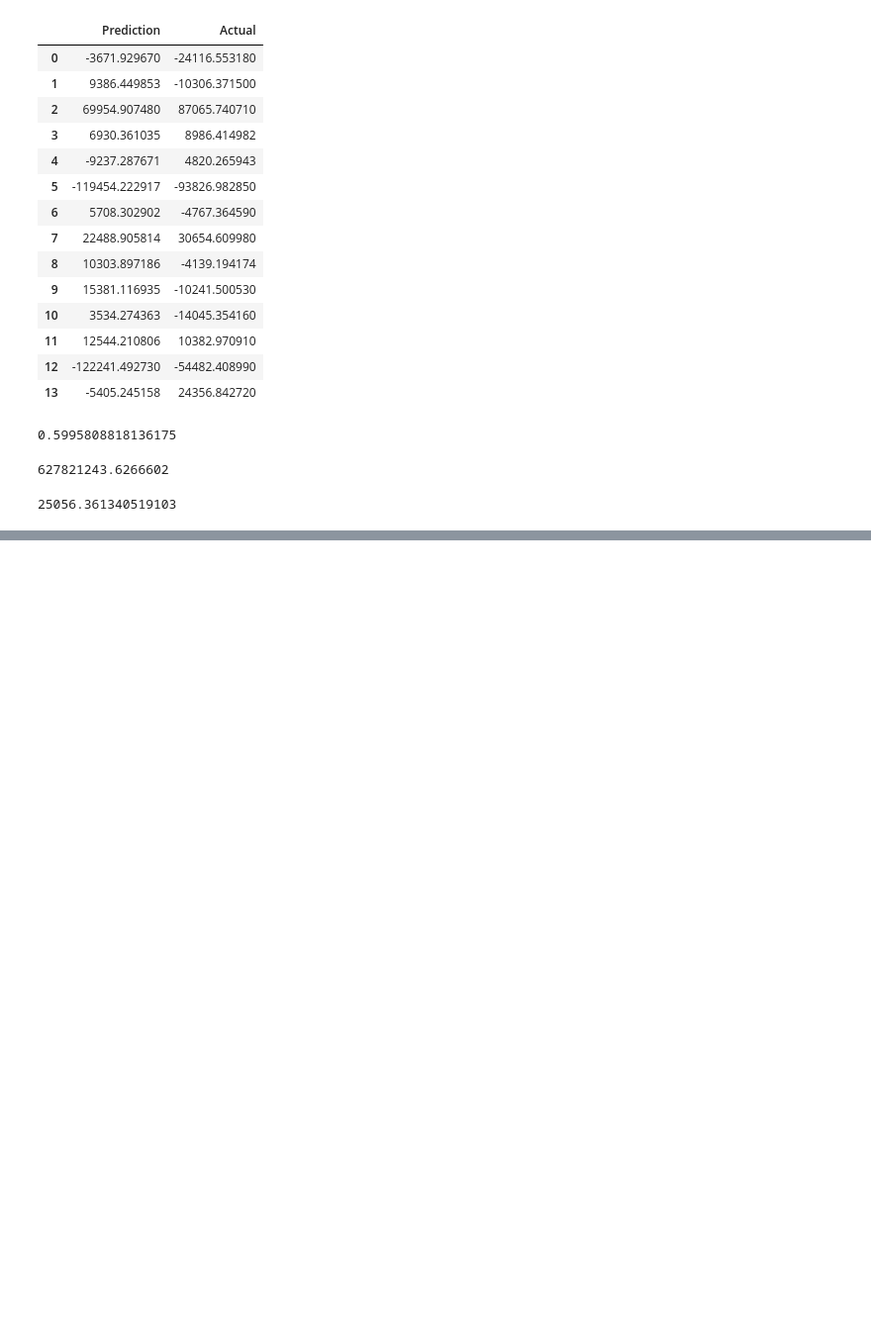
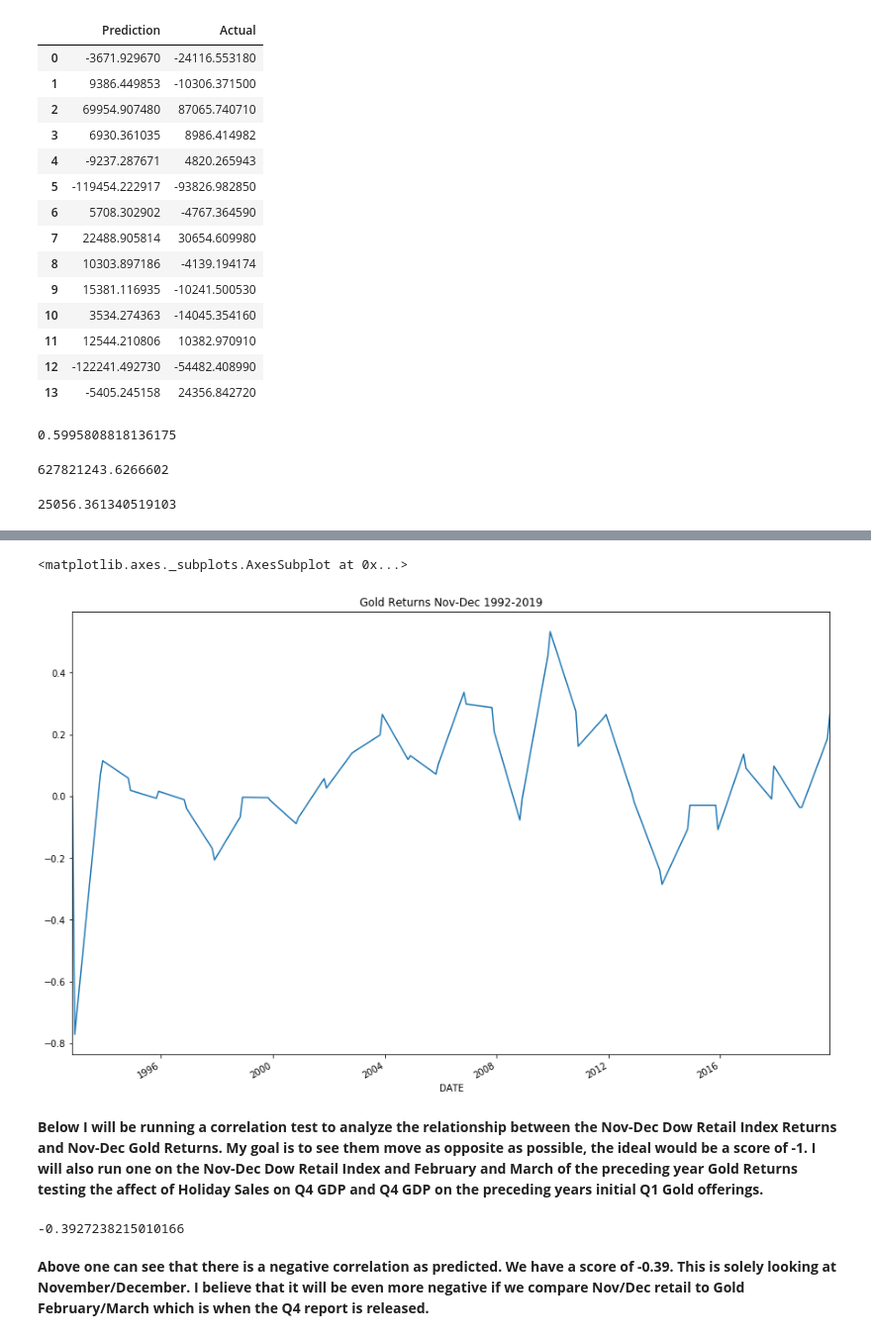
Before and after one commit to junaidqamer/HolidaySales, a Jupyter notebook: Main_notebook.ipynb, the cells around one changed output, grey strips where cells are left out. Shown at 99% size. Drawn from its saved outputs; the diff is of its cells as text; code cells hidden in the pictures; blank space fills up the shorter version.

```diff
--- a/Main_notebook.ipynb
+++ b/Main_notebook.ipynb
@@ -927,0 +1138,14 @@ rmse
+# %%
+# A plot of returns on of the gold index between November/December from 1992-2019.
+gold_returns.plot(figsize=(15,10),title="Gold Returns Nov-Dec 1992-2019")
+# %% [output]
+<matplotlib.axes._subplots.AxesSubplot at 0x...>
+[figure, added]
+# %% [markdown]
+**Below I will be running a correlation test to analyze the relationship between the Nov-Dec Dow Retail Index Returns and Nov-Dec Gold Returns. My goal is to see them move as opposite as possible, the ideal would be a score of -1. I will also run one on the Nov-Dec Dow Retail Index and February and March of the preceding year Gold Returns testing the affect of Holiday Sales on Q4 GDP and Q4 GDP on the preceding years initial Q1 Gold offerings.**
+# %%
+retail_returns.corr(gold_returns)
+# %% [output]
+-0.3927238215010166
+# %% [markdown]
+**Above one can see that there is a negative correlation as predicted. We have a score of -0.39. This is solely looking at November/December. I believe that it will be even more negative if we compare Nov/Dec retail to Gold February/March which is when the Q4 report is released.**
```
Also changed, not shown: parts of 133 cells of this notebook.
